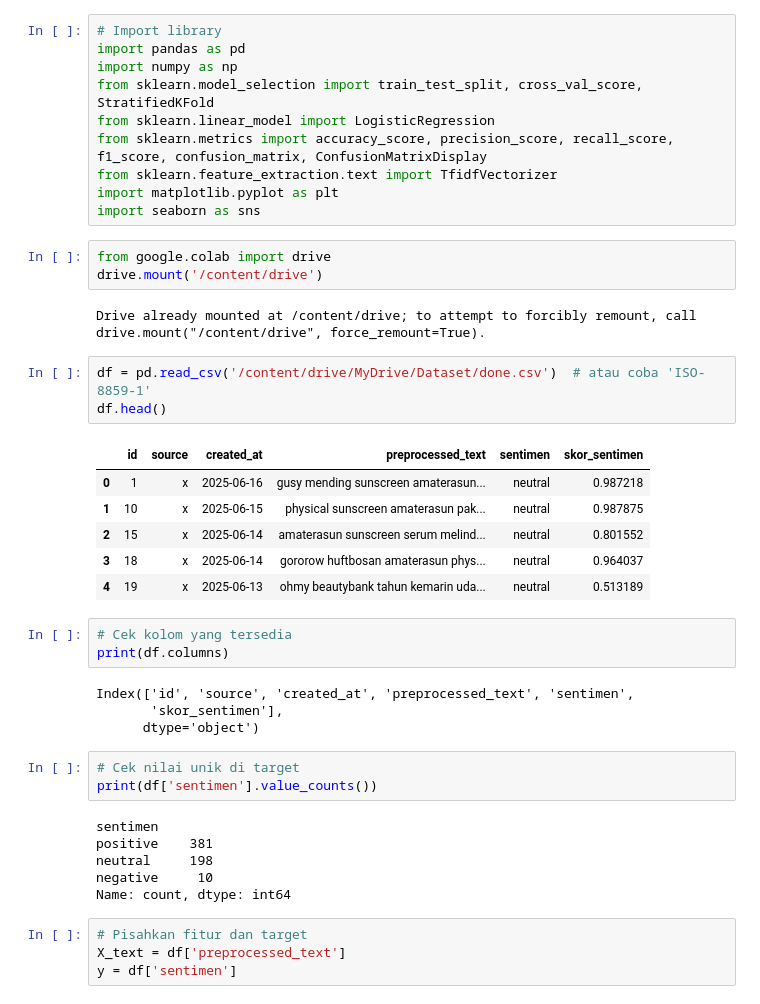
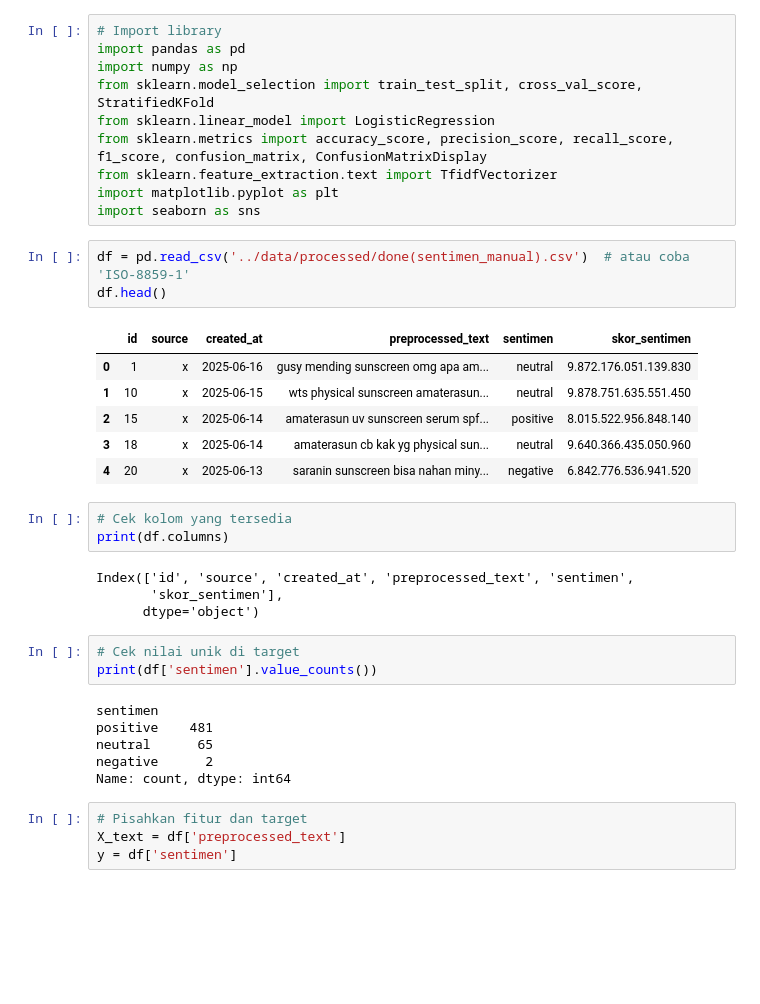
Before and after one commit to kelompok-4-dataminig/tugas-besar-datamining-kelompok4, a Jupyter notebook: notebook/modelling.ipynb, the cells around one changed output. Drawn from its saved outputs; the diff is of its cells as text; blank space fills up the shorter version.

```diff
--- a/notebook/modelling.ipynb
+++ b/notebook/modelling.ipynb
@@ -8,21 +8,16 @@ from sklearn.metrics import accuracy_score, precision_score, recall_score, f1_sc
 from sklearn.feature_extraction.text import TfidfVectorizer
 import matplotlib.pyplot as plt
 import seaborn as sns
-# %%
-from google.colab import drive
-drive.mount('/content/drive')
-# %% [output]
-Drive already mounted at /content/drive; to attempt to forcibly remount, call drive.mount("/content/drive", force_remount=True).
 # %%
-df = pd.read_csv('/content/drive/MyDrive/Dataset/done.csv')  # atau coba 'ISO-8859-1'
+df = pd.read_csv('../data/processed/done(sentimen_manual).csv')  # atau coba 'ISO-8859-1'
 df.head()
 # %% [output]
 |  | id | source | created_at | preprocessed_text | sentimen | skor_sentimen |
-| 0 | 1 | x | 2025-06-16 | gusy mending sunscreen amaterasun... | neutral | 0.987218 |
-| 1 | 10 | x | 2025-06-15 | physical sunscreen amaterasun pak... | neutral | 0.987875 |
-| 2 | 15 | x | 2025-06-14 | amaterasun sunscreen serum melind... | neutral | 0.801552 |
-| 3 | 18 | x | 2025-06-14 | gororow huftbosan amaterasun phys... | neutral | 0.964037 |
-| 4 | 19 | x | 2025-06-13 | ohmy beautybank tahun kemarin uda... | neutral | 0.513189 |
+| 0 | 1 | x | 2025-06-16 | gusy mending sunscreen omg apa am... | neutral | 9.872.176.051.139.830 |
+| 1 | 10 | x | 2025-06-15 | wts physical sunscreen amaterasun... | neutral | 9.878.751.635.551.450 |
+| 2 | 15 | x | 2025-06-14 | amaterasun uv sunscreen serum spf... | positive | 8.015.522.956.848.140 |
+| 3 | 18 | x | 2025-06-14 | amaterasun cb kak yg physical sun... | neutral | 9.640.366.435.050.960 |
+| 4 | 20 | x | 2025-06-13 | saranin sunscreen bisa nahan miny... | negative | 6.842.776.536.941.520 |
 # %%
 # Cek kolom yang tersedia
 print(df.columns)
@@ -35,9 +30,9 @@ Index(['id', 'source', 'created_at', 'preprocessed_text', 'sentimen',
 print(df['sentimen'].value_counts())
 # %% [output]
 sentimen
-positive    381
-neutral     198
-negative     10
+positive    481
+neutral      65
+negative      2
 Name: count, dtype: int64
 # %%
 # Pisahkan fitur dan target
```
Also changed, not shown: parts of 4 cells of this notebook, 5 other files.
